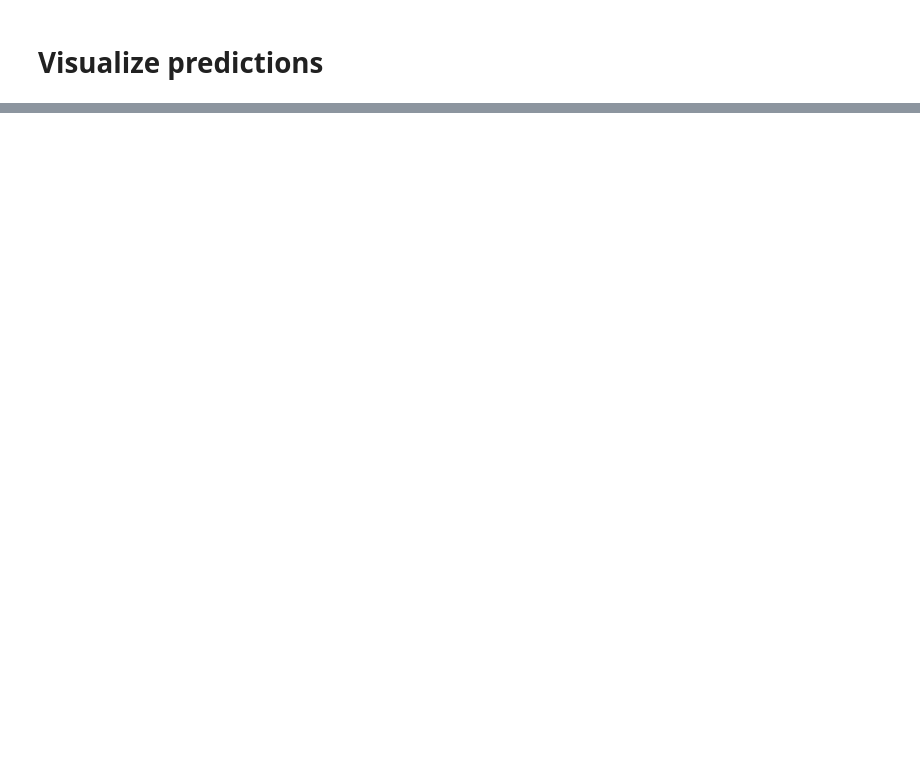
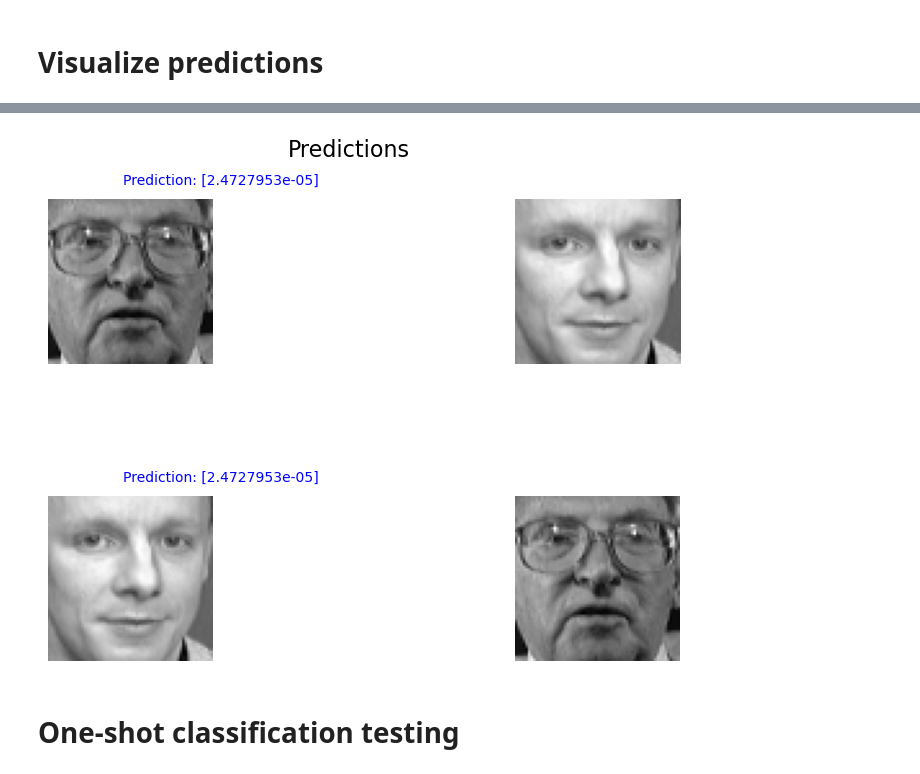
Before and after one commit to inemsia/SNN, a Jupyter notebook: main.ipynb, the cells around one changed output, grey strips where cells are left out. Drawn from its saved outputs; the diff is of its cells as text; code cells hidden in the pictures; blank space fills up the shorter version.

```diff
--- a/main.ipynb
+++ b/main.ipynb
@@ -309,0 +356,18 @@ plt.show()
+# %%
+# Testing symmetry
+def get_random_pair(X):
+    pair_indices = np.random.choice(len(X), size=2, replace=False)
+    return X[pair_indices[0]], X[pair_indices[1]]
+
+def similarity_test(person1, person2):
+    X1 = np.array([person1, person2])
+    X2 = np.array([person2, person1])
+    predictions = snn.predict([X1,X2])
+    visualize_pairs(X1,X2,predictions, 2, 1, "Predictions", "Prediction")
+    return predictions
+    #fig, axes = plt.subplots(1, 4, figsize=(12, 3 * rows))
+    #fig.subplots_adjust(wspace=0.01, hspace=0.8)
+
+person1, person2 = get_random_pair(X)
+similarity_predictions = similarity_test(person1, person2)
+# %% [output]
@@ -309,0 +375,3 @@ plt.show()
+[figure, added]
+# %% [markdown]
+# One-shot classification testing
```
Also changed, not shown: parts of 20 cells of this notebook.
